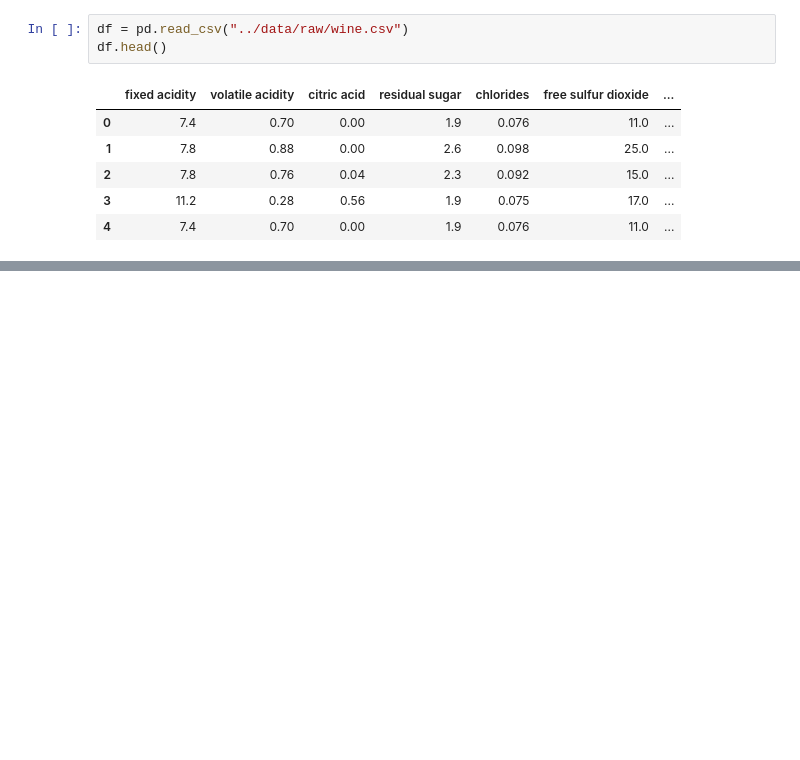
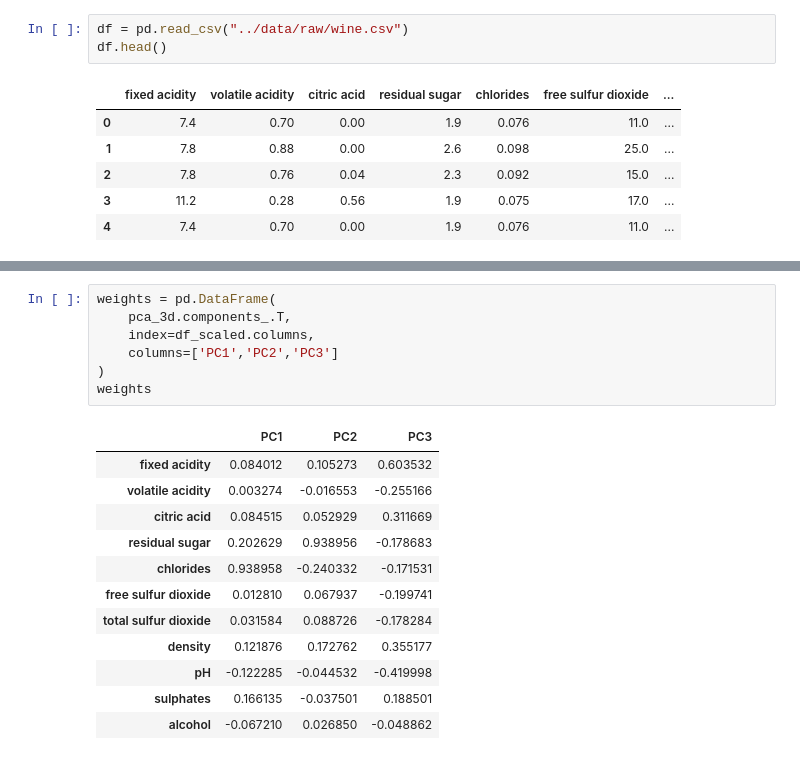
Before and after one commit to Leop-SR/Intrinsic-vs-Projected-Neighbors, a Jupyter notebook: notebooks/03_pca_geometry.ipynb, the cells around one changed output, grey strips where cells are left out. Saved outputs shown, nothing was run; the diff lists cells and outputs as text; blank space fills up the shorter version.

```diff
--- a/notebooks/03_pca_geometry.ipynb
+++ b/notebooks/03_pca_geometry.ipynb
@@ -34,0 +133,20 @@ df
+# %%
+weights = pd.DataFrame(
+    pca_3d.components_.T,
+    index=df_scaled.columns,
+    columns=['PC1','PC2','PC3']
+)
+weights
+# %% [output]
+|  | PC1 | PC2 | PC3 |
+| fixed acidity | 0.084012 | 0.105273 | 0.603532 |
+| volatile acidity | 0.003274 | -0.016553 | -0.255166 |
+| citric acid | 0.084515 | 0.052929 | 0.311669 |
+| residual sugar | 0.202629 | 0.938956 | -0.178683 |
+| chlorides | 0.938958 | -0.240332 | -0.171531 |
+| free sulfur dioxide | 0.012810 | 0.067937 | -0.199741 |
+| total sulfur dioxide | 0.031584 | 0.088726 | -0.178284 |
+| density | 0.121876 | 0.172762 | 0.355177 |
+| pH | -0.122285 | -0.044532 | -0.419998 |
+| sulphates | 0.166135 | -0.037501 | 0.188501 |
+| alcohol | -0.067210 | 0.026850 | -0.048862 |
```
Also changed, not shown: parts of 17 cells of this notebook, 1 other file.
